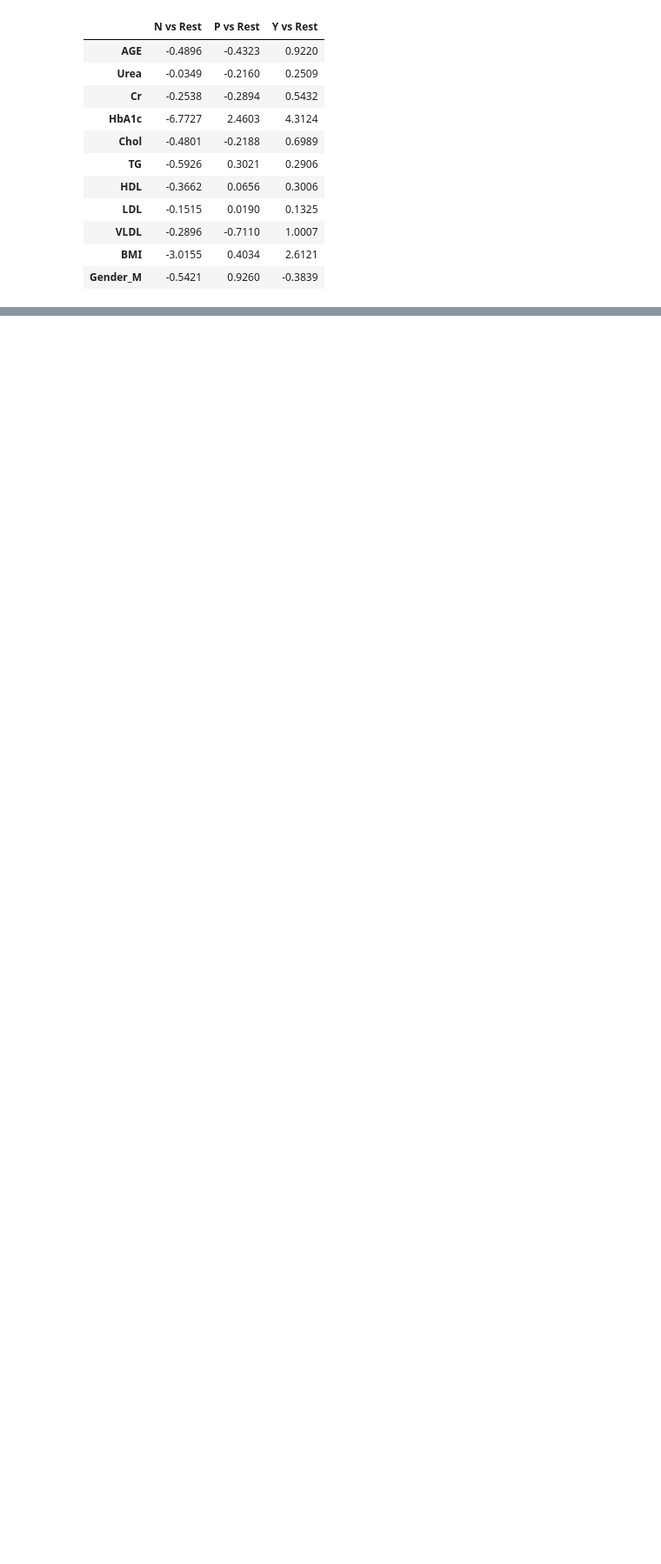
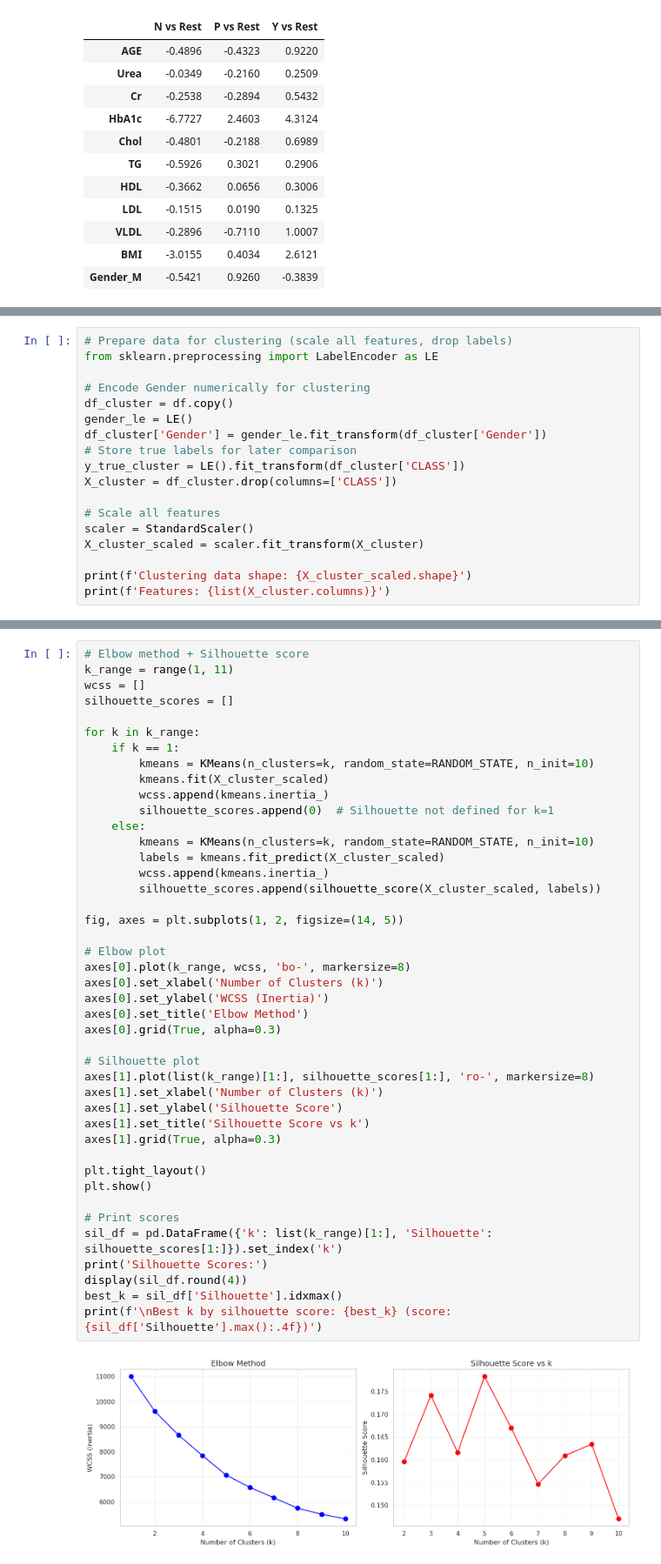
Before and after one commit to Aananda-giri/scripts, a Jupyter notebook: classification/classification_notebook.ipynb, the cells around one changed output, grey strips where cells are left out. Shown at 87% size. Saved outputs shown, nothing was run; the diff lists cells and outputs as text; blank space fills up the shorter version.

```diff
--- a/classification/classification_notebook.ipynb
+++ b/classification/classification_notebook.ipynb
@@ -1140,0 +1147,18 @@ display(coef_df.round(4))
+# %%
+# Prepare data for clustering (scale all features, drop labels)
+from sklearn.preprocessing import LabelEncoder as LE
+
+# Encode Gender numerically for clustering
+df_cluster = df.copy()
+gender_le = LE()
+df_cluster['Gender'] = gender_le.fit_transform(df_cluster['Gender'])
+# Store true labels for later comparison
+y_true_cluster = LE().fit_transform(df_cluster['CLASS'])
+X_cluster = df_cluster.drop(columns=['CLASS'])
+
+# Scale all features
+scaler = StandardScaler()
+X_cluster_scaled = scaler.fit_transform(X_cluster)
+
+print(f'Clustering data shape: {X_cluster_scaled.shape}')
+print(f'Features: {list(X_cluster.columns)}')
@@ -1140,0 +1170,45 @@ display(coef_df.round(4))
+# %%
+# Elbow method + Silhouette score
+k_range = range(1, 11)
+wcss = []
+silhouette_scores = []
+
+for k in k_range:
+    if k == 1:
+        kmeans = KMeans(n_clusters=k, random_state=RANDOM_STATE, n_init=10)
+        kmeans.fit(X_cluster_scaled)
+        wcss.append(kmeans.inertia_)
+        silhouette_scores.append(0)  # Silhouette not defined for k=1
+    else:
+        kmeans = KMeans(n_clusters=k, random_state=RANDOM_STATE, n_init=10)
+        labels = kmeans.fit_predict(X_cluster_scaled)
+        wcss.append(kmeans.inertia_)
+        silhouette_scores.append(silhouette_score(X_cluster_scaled, labels))
+
+fig, axes = plt.subplots(1, 2, figsize=(14, 5))
+
+# Elbow plot
+axes[0].plot(k_range, wcss, 'bo-', markersize=8)
+axes[0].set_xlabel('Number of Clusters (k)')
+axes[0].set_ylabel('WCSS (Inertia)')
+axes[0].set_title('Elbow Method')
+axes[0].grid(True, alpha=0.3)
+
+# Silhouette plot
+axes[1].plot(list(k_range)[1:], silhouette_scores[1:], 'ro-', markersize=8)
+axes[1].set_xlabel('Number of Clusters (k)')
+axes[1].set_ylabel('Silhouette Score')
+axes[1].set_title('Silhouette Score vs k')
+axes[1].grid(True, alpha=0.3)
+
+plt.tight_layout()
+plt.show()
+
+# Print scores
+sil_df = pd.DataFrame({'k': list(k_range)[1:], 'Silhouette': silhouette_scores[1:]}).set_index('k')
+print('Silhouette Scores:')
+display(sil_df.round(4))
+best_k = sil_df['Silhouette'].idxmax()
+print(f'\nBest k by silhouette score: {best_k} (score: {sil_df['Silhouette'].max():.4f})')
+# %% [output]
+[figure, added]
```
Also changed, not shown: parts of 35 cells of this notebook.
